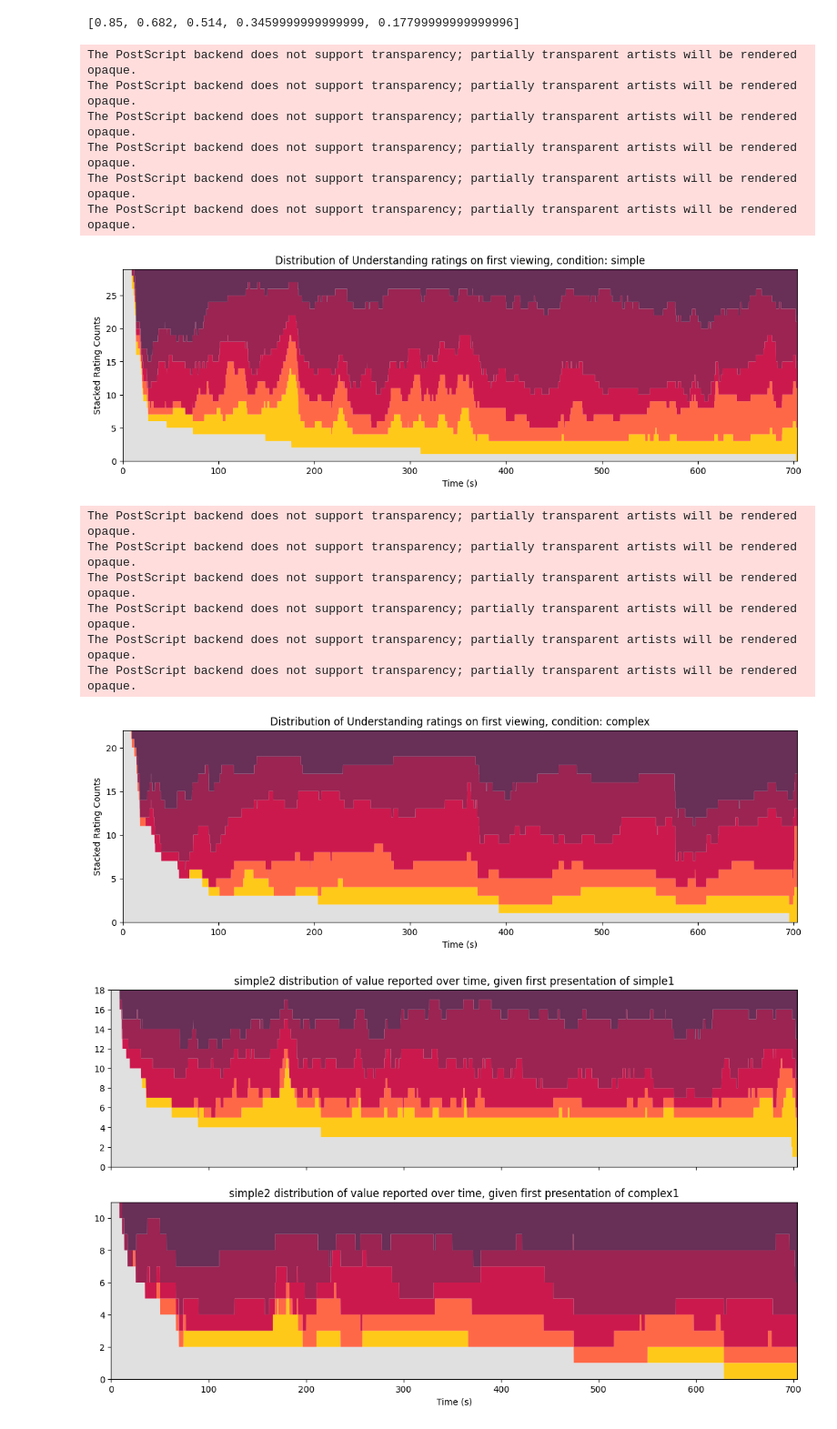
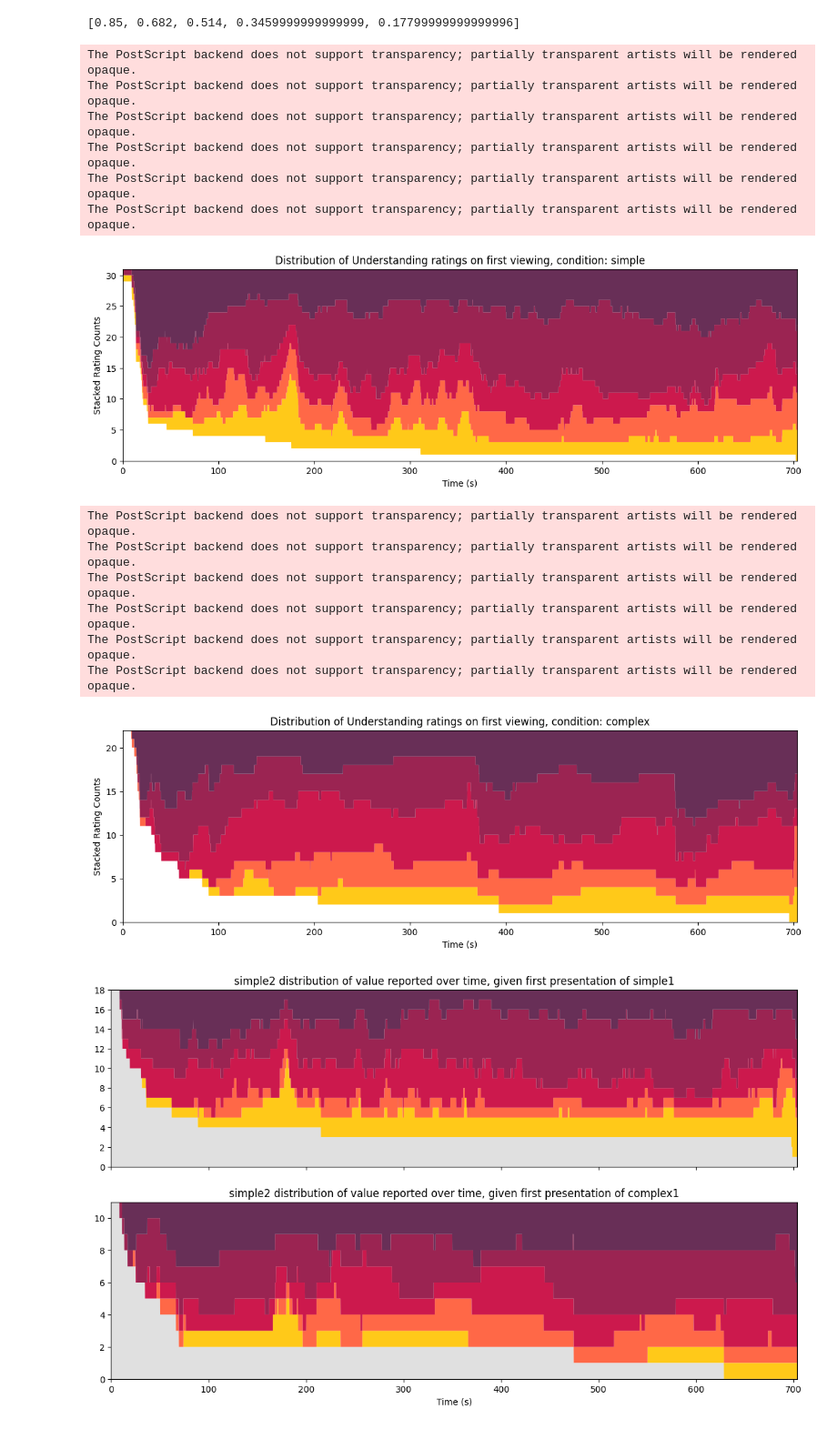
Before and after one commit to finn42/Bach_Viz_Responses, a Jupyter notebook: Bach_Vz_study_responses.ipynb, the cells around one changed output. Shown at 91% size. Saved outputs shown, nothing was run; the diff lists cells and outputs as text; code cells hidden in the pictures.

```diff
--- a/Bach_Vz_study_responses.ipynb
+++ b/Bach_Vz_study_responses.ipynb
@@ -215,35 +216,35 @@ for pres in ['simple1','complex1']:
     B = ContR[pres]
     L = len(B.columns)
     G = pd.DataFrame(columns = [5.0,4.0,3.0,2.0,1.0],index = B.index)
     for i,row in B.iterrows(): # this is really slow. Maybe could be performed with mask instead
         a = row.value_counts()
         G.loc[i,a.index] = a.values
     G['NaN']=len(B.columns)-G.sum(axis=1)
     G.fillna(0,inplace=True)
     G.to_csv('./data_output/button_values_'+pres +'_10Hz.csv',index=True)
 
 
     fig, ax = plt.subplots(figsize=[14,4])
     plt.stackplot(G.index,G[['NaN',1.0,2.0,3.0,4.0,5.0]].transpose().values, colors=pal, alpha=0.9) #labels=['NaN',1.0,2.0,3.0,4.0,5.0],
 
 #     plt.legend()
     plt.title('Distribution of Understanding ratings on first viewing, condition: ' + pres[:-1])
     plt.xlabel('Time (s)')
     plt.ylabel('Stacked Rating Counts')
     plt.yticks(np.arange(0,L,5))
     plt.xlim([0,G.index[-1]])
-    plt.ylim([0,G.max().max()])
+    plt.ylim([0,L])
     plt.savefig('./plots/' + pres + '_Area_dist_10z.eps',format = 'eps')
 #     plt.savefig('./plots/' + pres + '_Area_dist_10z.png',dpi = 300)
     plt.show()
 # %% [output]
 The PostScript backend does not support transparency; partially transparent artists will be rendered opaque.
 The PostScript backend does not support transparency; partially transparent artists will be rendered opaque.
 The PostScript backend does not support transparency; partially transparent artists will be rendered opaque.
 The PostScript backend does not support transparency; partially transparent artists will be rendered opaque.
 The PostScript backend does not support transparency; partially transparent artists will be rendered opaque.
 The PostScript backend does not support transparency; partially transparent artists will be rendered opaque.
-[figure, old version]
+[figure, new version]
 The PostScript backend does not support transparency; partially transparent artists will be rendered opaque.
 The PostScript backend does not support transparency; partially transparent artists will be rendered opaque.
 The PostScript backend does not support transparency; partially transparent artists will be rendered opaque.
```
Also changed, not shown: parts of 6 cells of this notebook, 10 other files.
